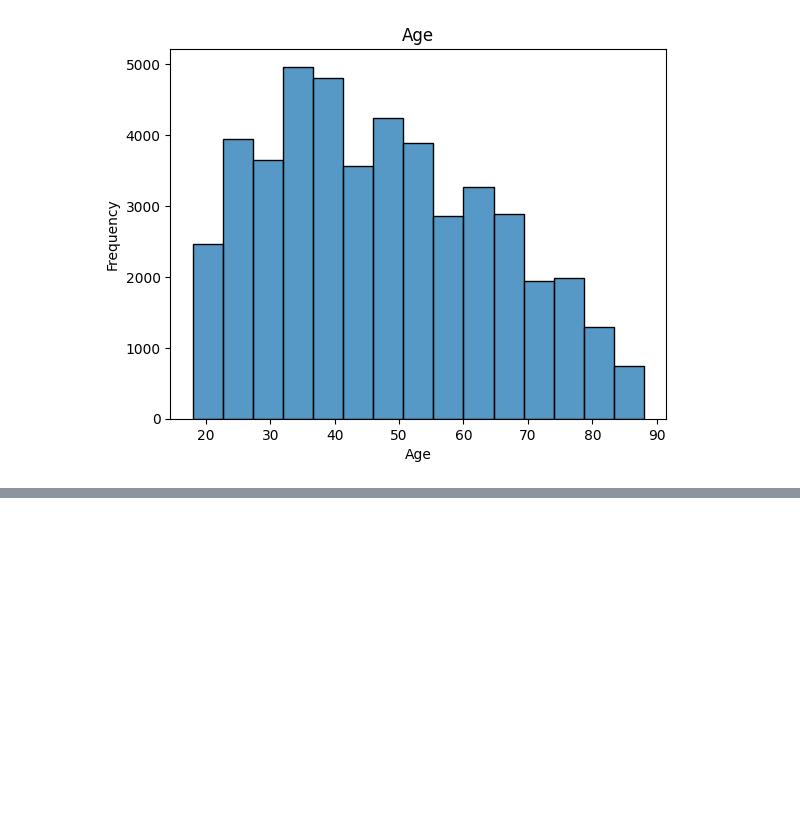
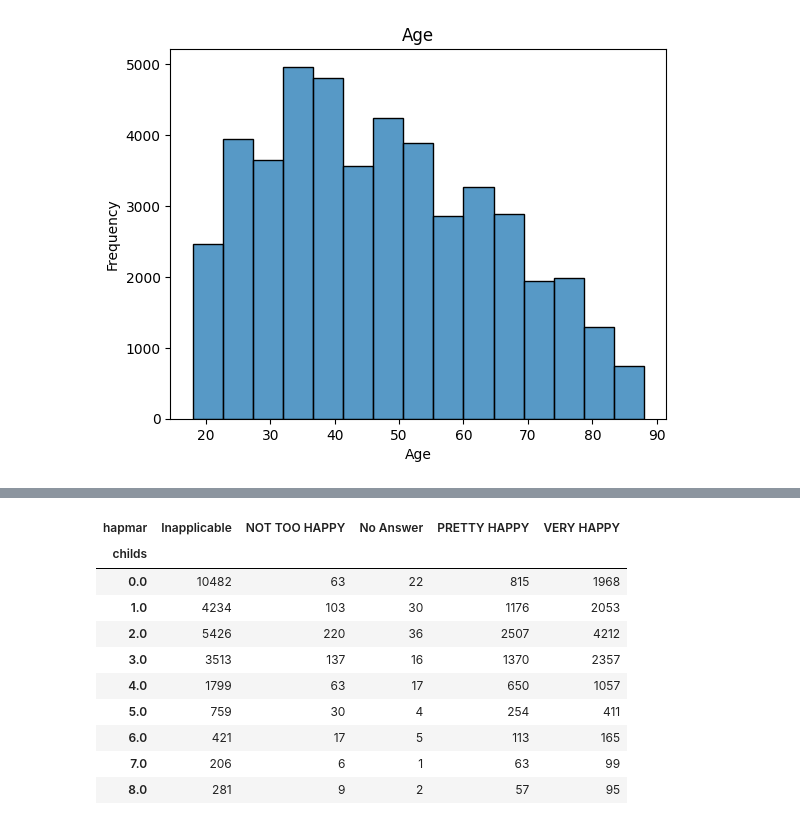
Before and after one commit to kpunsalan8/DS-3001-EDA-KP, a Jupyter notebook: lab/gss.ipynb, the cells around one changed output, grey strips where cells are left out. Cells and saved outputs as stored; diff of their text form; code cells hidden in the pictures; blank space fills up the shorter version.

```diff
--- a/lab/gss.ipynb
+++ b/lab/gss.ipynb
@@ -260 +309,16 @@ plt.show()
+# %%
+# cross tab number of children and marital happiness
+pd.crosstab(df['childs'], df['hapmar'])
+# %% [output]
+| hapmar | Inapplicable | NOT TOO HAPPY | No Answer | PRETTY HAPPY | VERY HAPPY |
+| childs |  |  |  |  |  |
+| 0.0 | 10482 | 63 | 22 | 815 | 1968 |
+| 1.0 | 4234 | 103 | 30 | 1176 | 2053 |
+| 2.0 | 5426 | 220 | 36 | 2507 | 4212 |
+| 3.0 | 3513 | 137 | 16 | 1370 | 2357 |
+| 4.0 | 1799 | 63 | 17 | 650 | 1057 |
+| 5.0 | 759 | 30 | 4 | 254 | 411 |
+| 6.0 | 421 | 17 | 5 | 113 | 165 |
+| 7.0 | 206 | 6 | 1 | 63 | 99 |
+| 8.0 | 281 | 9 | 2 | 57 | 95 |
 # %%
```
Also changed, not shown: parts of 22 cells of this notebook.
